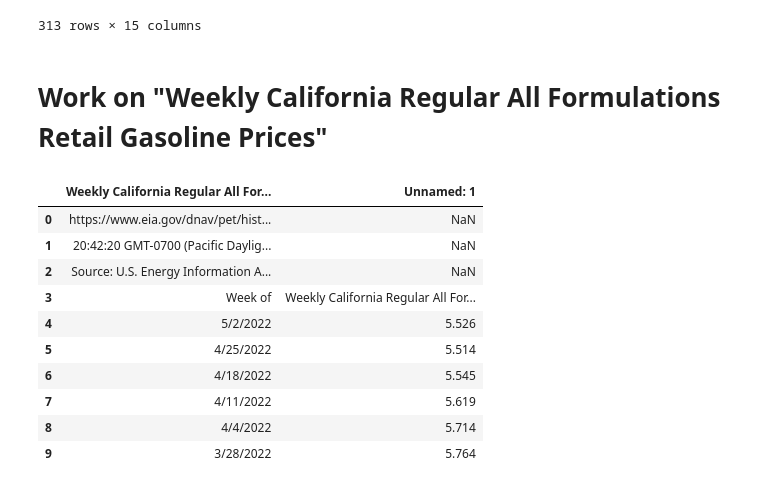
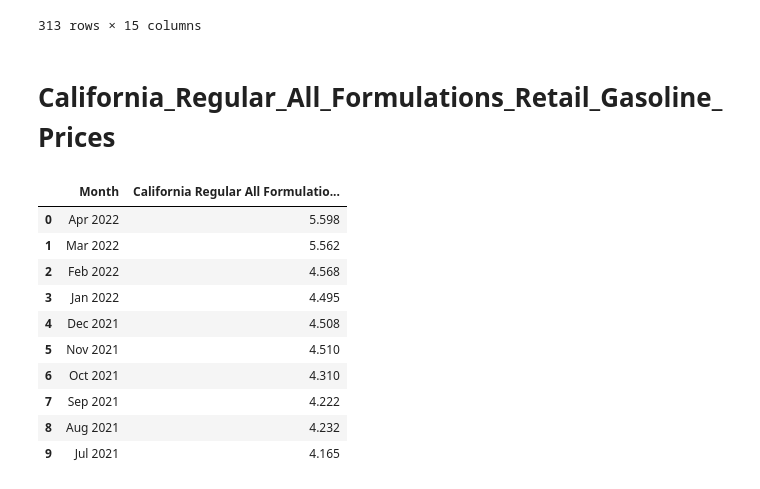
Before and after one commit to FIRE-Phoebe/Gas_Price_analysis, a Jupyter notebook: weekly_to_monthly_df.ipynb, the cells around one changed output. Drawn from its saved outputs; the diff is of its cells as text; code cells hidden in the pictures.

```diff
--- a/weekly_to_monthly_df.ipynb
+++ b/weekly_to_monthly_df.ipynb
@@ -152,5 +152,5 @@ gas_price_by_type_by_month_df
 | 311 | 2020 | 12 | 9.134 | 8.694 | 10.000 | 8.781 | 8.421 | 9.549 | 10.384 | 9.767 | 11.299 | ... |
 | 312 | 2021 | 1 | 9.681 | 9.239 | 10.550 | 9.337 | 8.975 | 10.107 | 10.876 | 10.250 | 11.803 | ... |
 313 rows × 15 columns
-# %% [markdown]
-# Work on "Weekly California Regular All Formulations Retail Gasoline Prices"
+# %% [markdown]
+# California_Regular_All_Formulations_Retail_Gasoline_Prices
@@ -157,15 +159,15 @@ gas_price_by_type_by_month_df
 # %%
-cali_all_form_retail_gas_price_df = pd.read_csv('Resources/Weekly_California_Regular_All_Formulations_Retail_Gasoline_Prices.csv')
-cali_all_form_retail_gas_price_df.head(10)
+cali_all_form_retail_gas_prices_df = pd.read_csv('Resources/California_Regular_All_Formulations_Retail_Gasoline_Prices.csv',skiprows=4)
+cali_all_form_retail_gas_prices_df.head(10)
 # %% [output]
-|  | Weekly California Regular All For... | Unnamed: 1 |
-| 0 | https://www.eia.gov/dnav/pet/hist... | NaN |
-| 1 | 20:42:20 GMT-0700 (Pacific Daylig... | NaN |
-| 2 | Source: U.S. Energy Information A... | NaN |
-| 3 | Week of | Weekly California Regular All For... |
-| 4 | 5/2/2022 | 5.526 |
-| 5 | 4/25/2022 | 5.514 |
-| 6 | 4/18/2022 | 5.545 |
-| 7 | 4/11/2022 | 5.619 |
-| 8 | 4/4/2022 | 5.714 |
-| 9 | 3/28/2022 | 5.764 |
+|  | Month | California Regular All Formulatio... |
+| 0 | Apr 2022 | 5.598 |
+| 1 | Mar 2022 | 5.562 |
+| 2 | Feb 2022 | 4.568 |
+| 3 | Jan 2022 | 4.495 |
+| 4 | Dec 2021 | 4.508 |
+| 5 | Nov 2021 | 4.510 |
+| 6 | Oct 2021 | 4.310 |
+| 7 | Sep 2021 | 4.222 |
+| 8 | Aug 2021 | 4.232 |
+| 9 | Jul 2021 | 4.165 |
```
Also changed, not shown: parts of 24 cells of this notebook, 6 other files.
